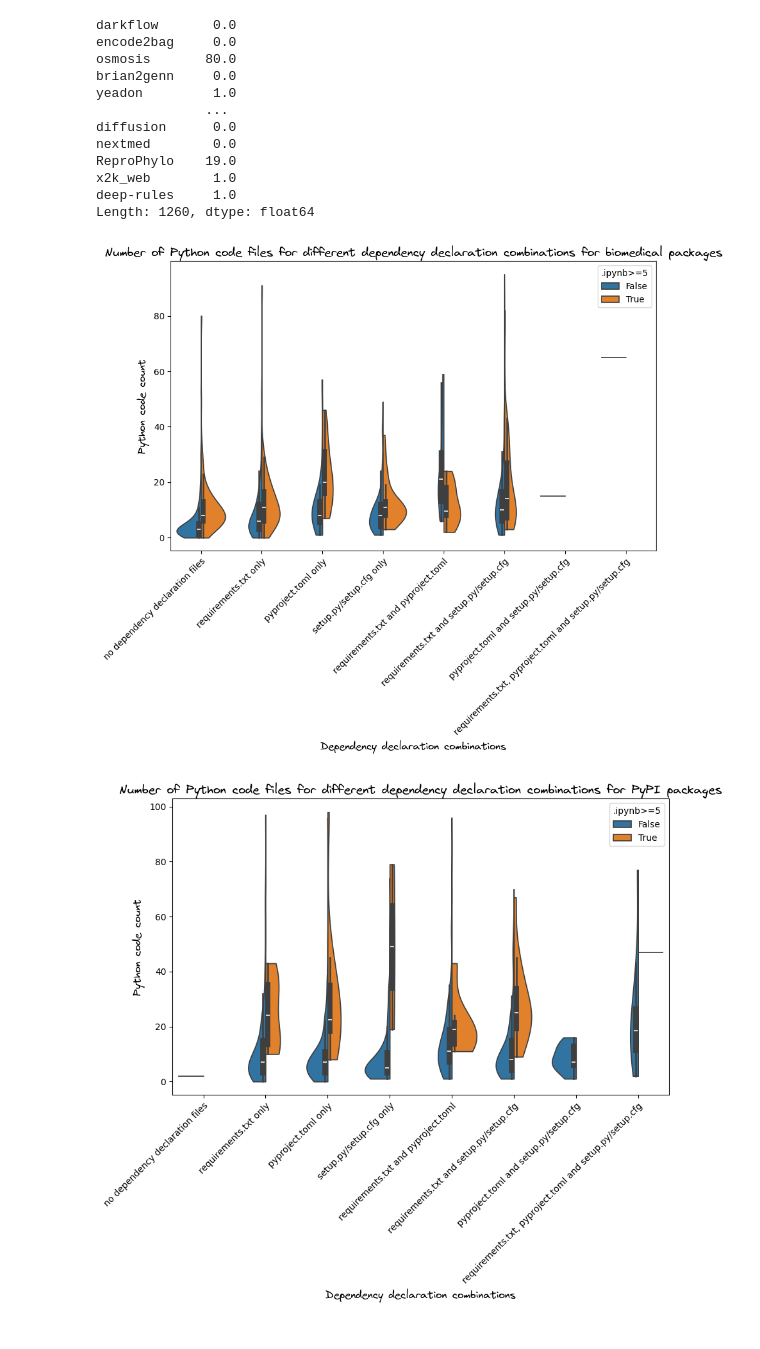
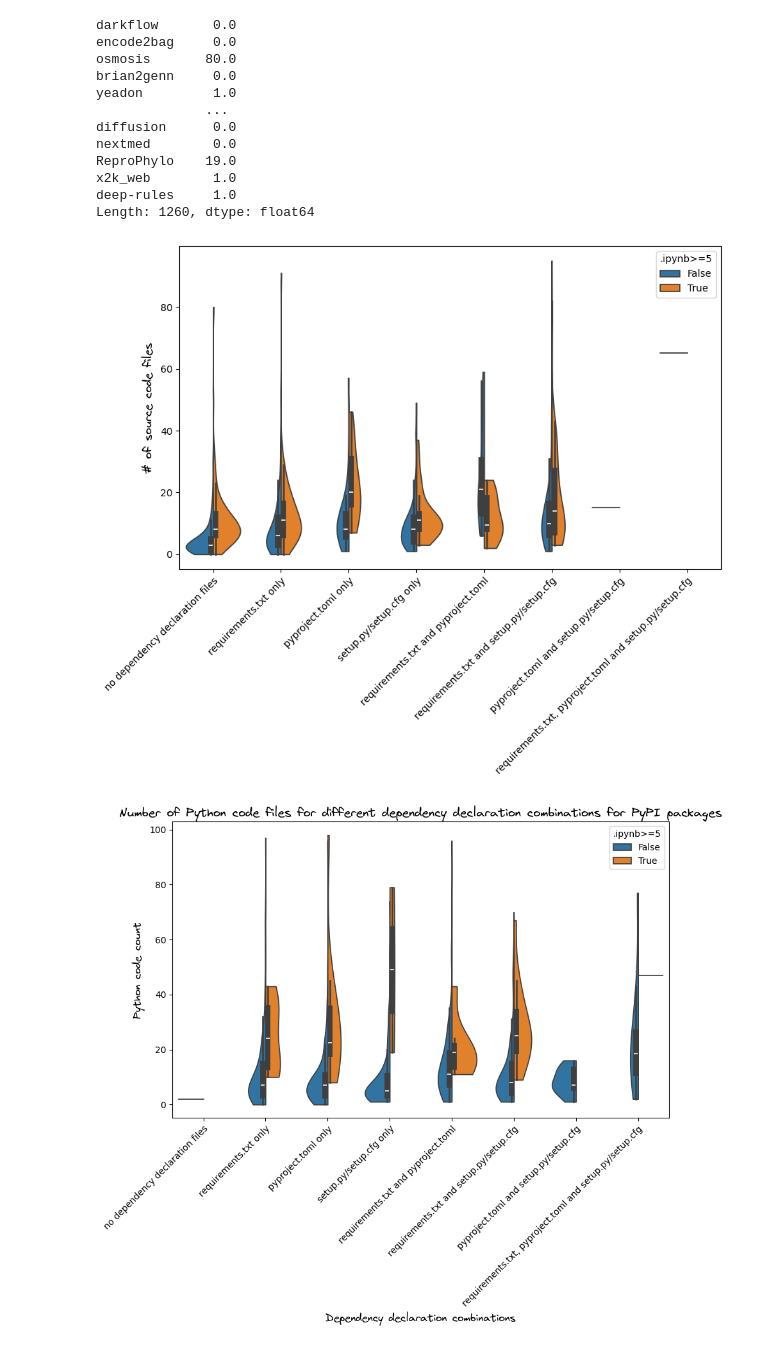
Before and after one commit to tweag/FawltyDeps-analysis, a Jupyter notebook: notebooks/analysis_biomed_pypi.ipynb, the cells around one changed output. Drawn from its saved outputs; the diff is of its cells as text; code cells hidden in the pictures.

```diff
--- a/notebooks/analysis_biomed_pypi.ipynb
+++ b/notebooks/analysis_biomed_pypi.ipynb
@@ -849,23 +842,20 @@ codedirs_sum_main_biomed[".ipynb>=10"] = np.where(
 # %%
 ax = sns.violinplot(
     y="count",
     x="deps",
     hue=".ipynb>=5",
     data=codedirs_sum_main_biomed[codedirs_sum_main_biomed["count"] < 100],
     split=True,
     cut=0,
 )
+# plt.legend(frameon=False)
+
 plt.setp(ax.get_xticklabels(), rotation=45, ha="right", rotation_mode="anchor")
-ax.set_title(
-    "Number of Python code files for different dependency declaration combinations for biomedical packages",
-    fontname="Virgil 3 YOFF",
-    fontsize=14,
-)
-plt.xlabel("Dependency declaration combinations", fontname="Virgil 3 YOFF", fontsize=12)
-plt.ylabel("Python code count", fontname="Virgil 3 YOFF", fontsize=12)
+plt.xlabel("", fontname="Virgil 3 YOFF", fontsize=12)
+plt.ylabel("# of source code files", fontname="Virgil 3 YOFF", fontsize=12)
 plt.savefig("correlation_biomed_1.png", dpi=600, bbox_inches="tight")
 # %% [output]
-[figure, old version]
+[figure, new version]
 # %%
 codedirs_sum_main_pypi[".ipynb count"] = codedirs_ipynb_pypi.sum(axis=1)
 codedirs_sum_main_pypi[".ipynb count"] = codedirs_sum_main_pypi[".ipynb count"].fillna(
```
Also changed, not shown: parts of 8 cells of this notebook.
